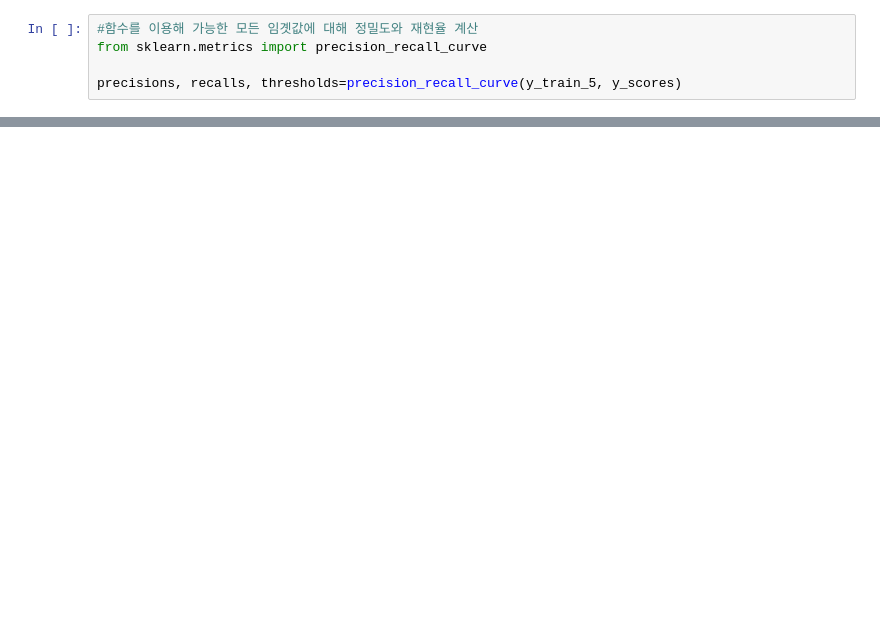
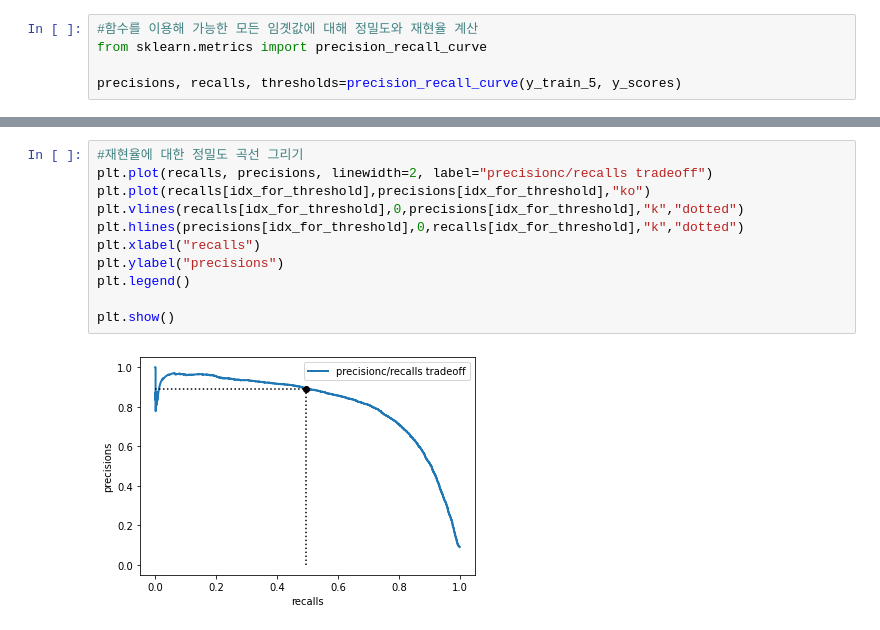
Before and after one commit to sjin0911/Hands-on-Machine-Learning, a Jupyter notebook: Ch3/MNIST_Example.ipynb, the cells around one changed output, grey strips where cells are left out. Drawn from its saved outputs; the diff is of its cells as text; blank space fills up the shorter version.

```diff
--- a/Ch3/MNIST_Example.ipynb
+++ b/Ch3/MNIST_Example.ipynb
@@ -178,0 +189,13 @@ plt.show()
+# %%
+#재현율에 대한 정밀도 곡선 그리기
+plt.plot(recalls, precisions, linewidth=2, label="precisionc/recalls tradeoff")
+plt.plot(recalls[idx_for_threshold],precisions[idx_for_threshold],"ko")
+plt.vlines(recalls[idx_for_threshold],0,precisions[idx_for_threshold],"k","dotted")
+plt.hlines(precisions[idx_for_threshold],0,recalls[idx_for_threshold],"k","dotted")
+plt.xlabel("recalls")
+plt.ylabel("precisions")
+plt.legend()
+
+plt.show()
+# %% [output]
+[figure, added]
```
Also changed, not shown: parts of 38 cells of this notebook.
